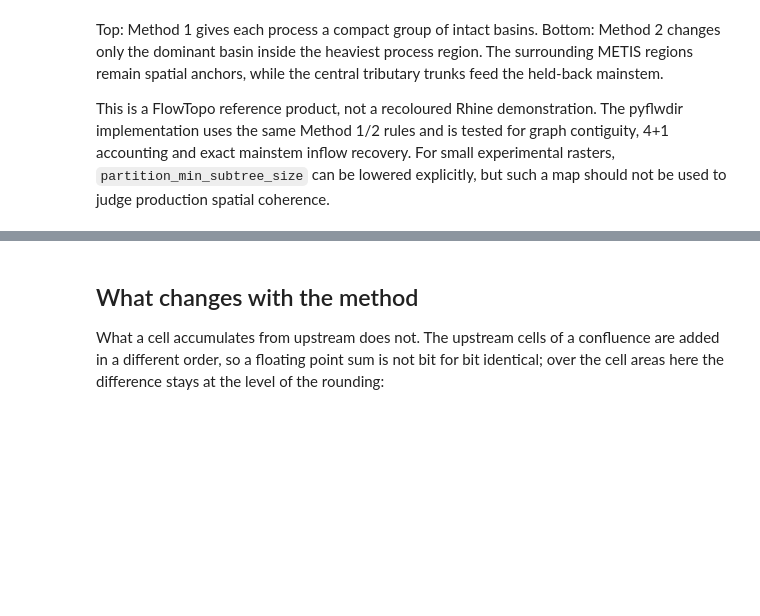
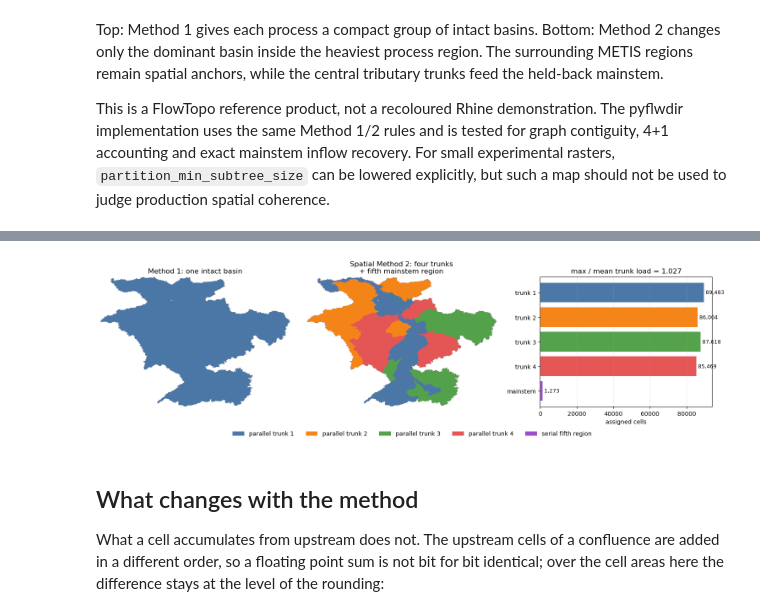
Before and after one commit to Deltares/pyflwdir, a Jupyter notebook: examples/ordering.ipynb, the cells around one changed output, grey strips where cells are left out. Saved outputs shown, nothing was run; the diff lists cells and outputs as text; code cells hidden in the pictures; blank space fills up the shorter version.

```diff
--- a/examples/ordering.ipynb
+++ b/examples/ordering.ipynb
@@ -409,3 +422,56 @@ not be used to judge production spatial coherence.
+# %%
+from matplotlib.colors import ListedColormap
+from matplotlib.patches import Patch
+
+basin_parts, basin_load = flw.partition(level="basin")
+subbasin_parts, subbasin_load = flw.partition(
+    level="subbasin",
+    min_subtree_size=1_000,
+)
+
+process_colors = ["#4C78A8", "#F58518", "#54A24B", "#E45756"]
+partition_cmap = ListedColormap(process_colors + ["#9C4DCC"])
+
+fig, axes = plt.subplots(
+    1,
+    3,
+    figsize=(15, 4.3),
+    gridspec_kw={"width_ratios": [1, 1, 0.85]},
+    constrained_layout=True,
+)
+
+axes[0].imshow(np.ma.masked_less(basin_parts, 0), cmap=partition_cmap, vmin=0, vmax=4)
+axes[0].set_title("Method 1: one intact basin")
+axes[0].axis("off")
+
+axes[1].imshow(
+    np.ma.masked_less(subbasin_parts, 0), cmap=partition_cmap, vmin=0, vmax=4
+)
+axes[1].set_title("Spatial Method 2: four trunks\n+ fifth mainstem region")
+axes[1].axis("off")
+
+mainstem_cells = int(np.count_nonzero(subbasin_parts == pyflwdir.MAINSTEM))
+labels = [f"trunk {rank + 1}" for rank in range(4)] + ["mainstem"]
+values = list(subbasin_load.astype(int)) + [mainstem_cells]
+axes[2].barh(labels, values, color=process_colors + ["#9C4DCC"])
+axes[2].invert_yaxis()
+axes[2].set_xlabel("assigned cells")
+axes[2].set_title(
+    f"max / mean trunk load = {subbasin_load.max() / subbasin_load.mean():.3f}"
+)
+axes[2].grid(axis="x", alpha=0.25)
+for row, value in enumerate(values):
+    axes[2].text(value, row, f" {value:,}", va="center", fontsize=9)
+
+legend = [
+    Patch(facecolor=color, label=f"parallel trunk {rank + 1}")
+    for rank, color in enumerate(process_colors)
+]
+legend.append(Patch(facecolor="#9C4DCC", label="serial fifth region"))
+fig.legend(handles=legend, loc="outside lower center", ncol=5, frameon=False)
+plt.show()
+# %% [output]
+[figure, added]
 # %% [markdown]
 ## What changes with the method
 
```
Also changed, not shown: parts of 1 cell of this notebook, 2 other files.
